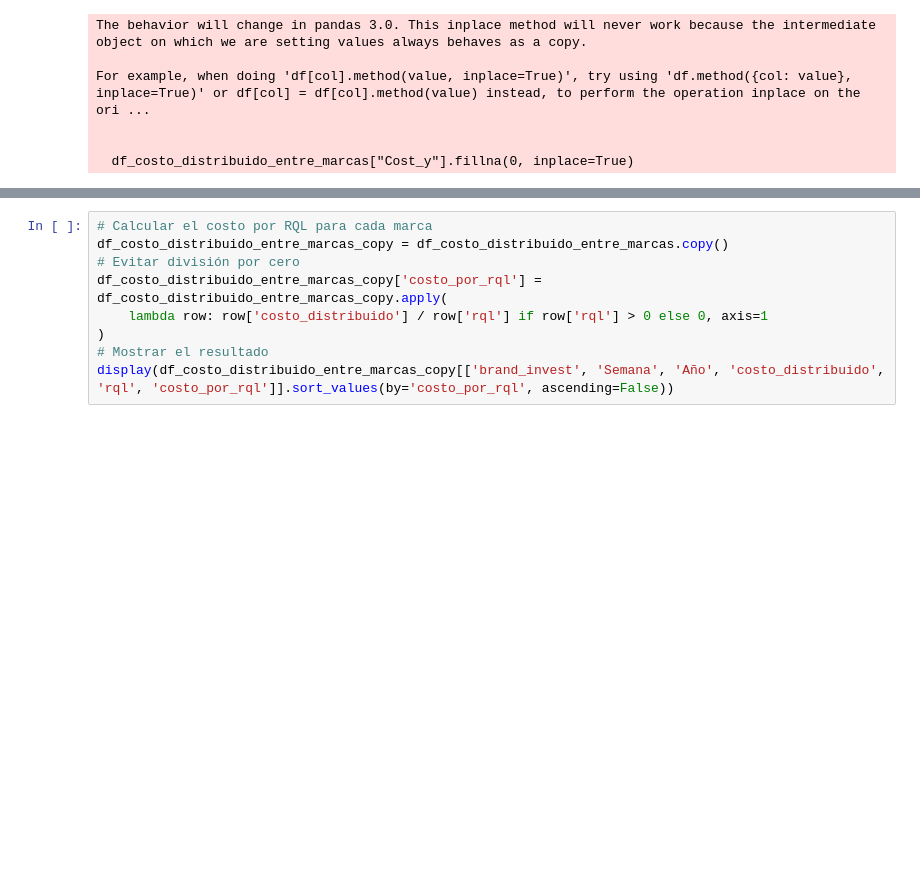
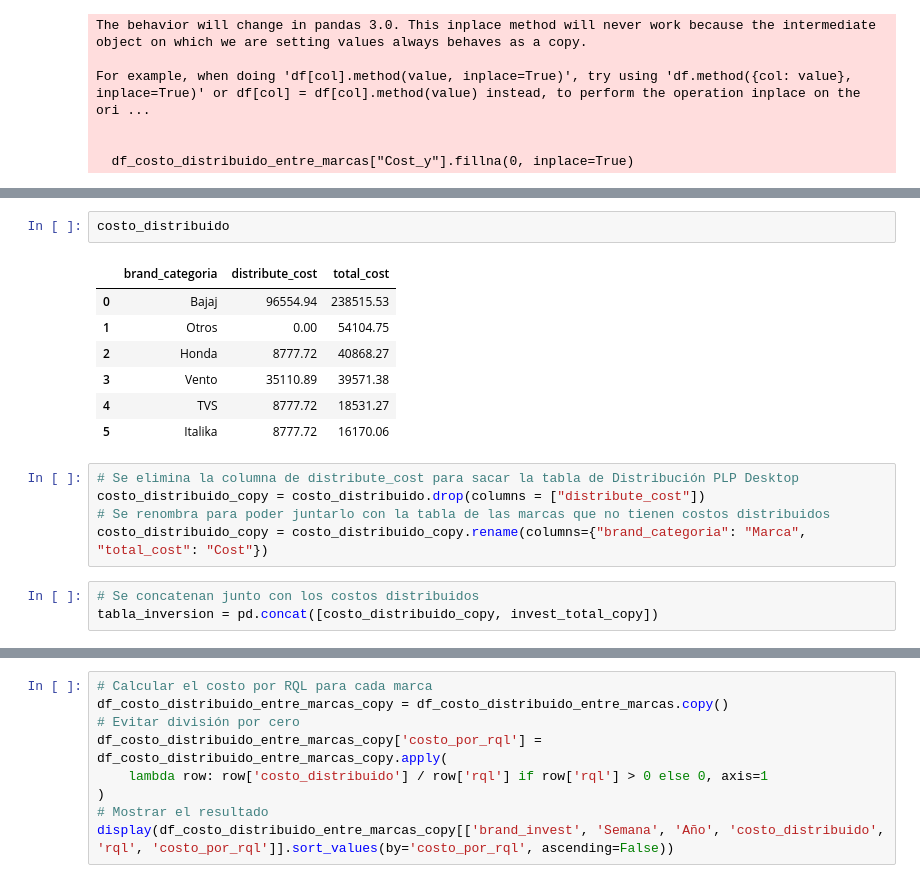
Before and after one commit to jeantp-galgo/calculate_rqls_invest_from_ads, a Jupyter notebook: plataforms/calculate_invest_from_plataforms.ipynb, the cells around one changed output, grey strips where cells are left out. Drawn from its saved outputs; the diff is of its cells as text; blank space fills up the shorter version.

```diff
--- a/plataforms/calculate_invest_from_plataforms.ipynb
+++ b/plataforms/calculate_invest_from_plataforms.ipynb
@@ -348,0 +364,18 @@ For example, when doing 'df[col].method(value, inplace=True)', try using 'df.met
+# %%
+costo_distribuido
+# %% [output]
+|  | brand_categoria | distribute_cost | total_cost |
+| 0 | Bajaj | 96554.94 | 238515.53 |
+| 1 | Otros | 0.00 | 54104.75 |
+| 2 | Honda | 8777.72 | 40868.27 |
+| 3 | Vento | 35110.89 | 39571.38 |
+| 4 | TVS | 8777.72 | 18531.27 |
+| 5 | Italika | 8777.72 | 16170.06 |
+# %%
+# Se elimina la columna de distribute_cost para sacar la tabla de Distribución PLP Desktop
+costo_distribuido_copy = costo_distribuido.drop(columns = ["distribute_cost"])
+# Se renombra para poder juntarlo con la tabla de las marcas que no tienen costos distribuidos
+costo_distribuido_copy = costo_distribuido_copy.rename(columns={"brand_categoria": "Marca", "total_cost": "Cost"})
+# %%
+# Se concatenan junto con los costos distribuidos
+tabla_inversion = pd.concat([costo_distribuido_copy, invest_total_copy])
```
Also changed, not shown: parts of 26 cells of this notebook.
